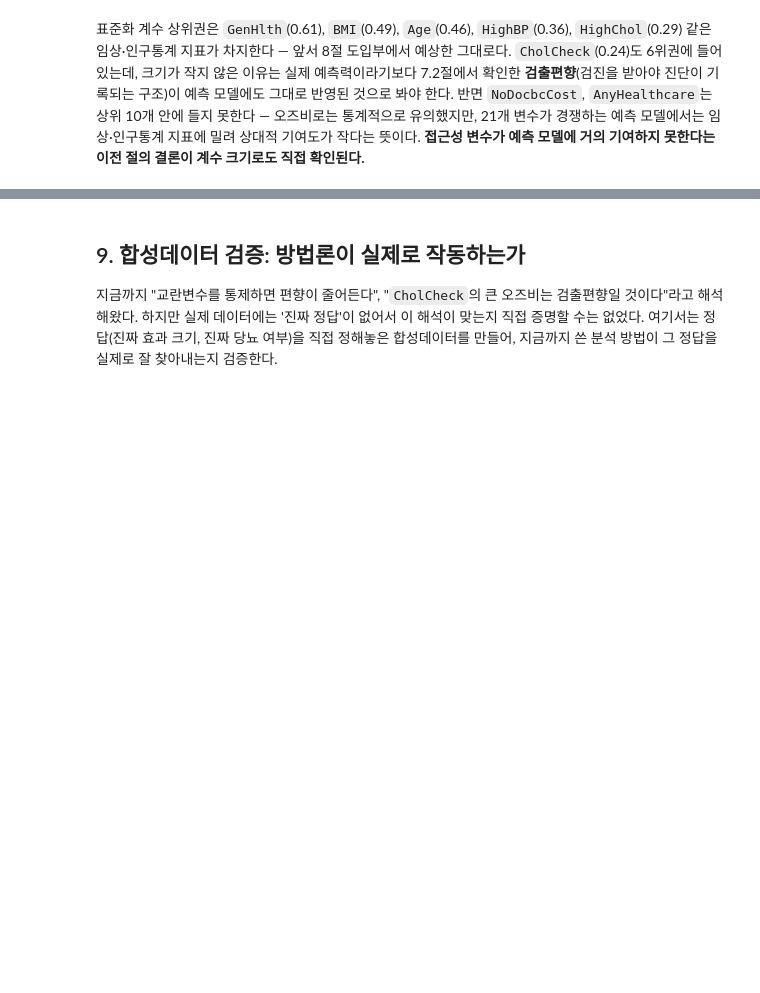
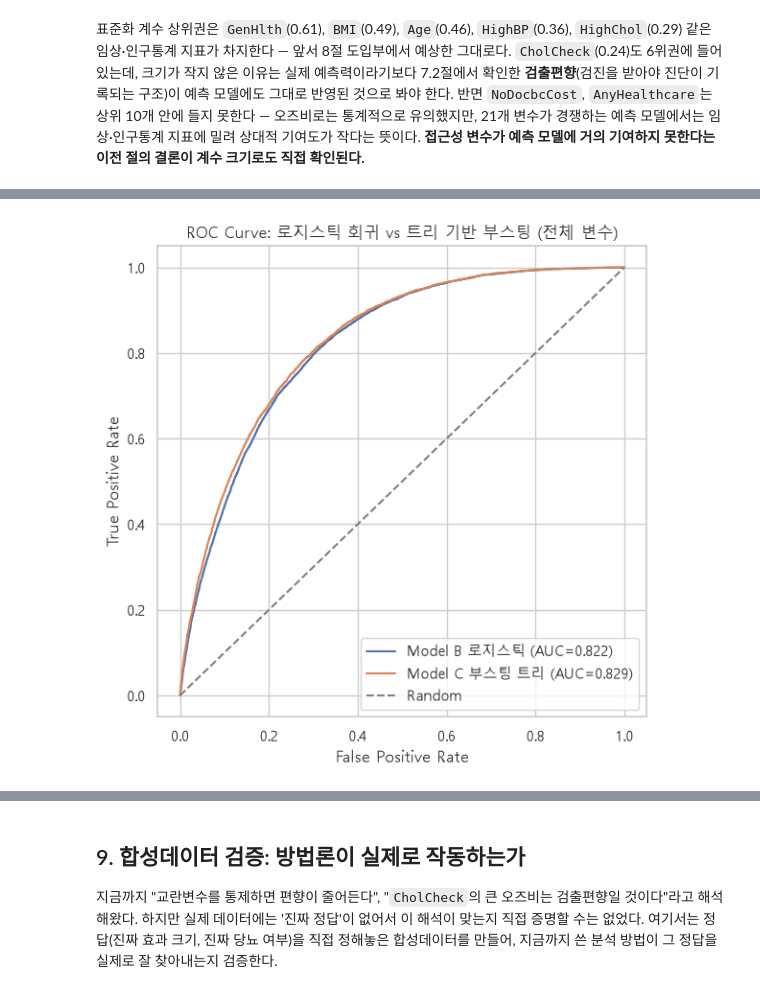
Before and after one commit to DaeHo238/1st_Project, a Jupyter notebook: notebooks/1.0-healthcare-access-analysis.ipynb, the cells around one changed output, grey strips where cells are left out. Cells and saved outputs as stored; diff of their text form; code cells hidden in the pictures; blank space fills up the shorter version.

```diff
--- a/notebooks/1.0-healthcare-access-analysis.ipynb
+++ b/notebooks/1.0-healthcare-access-analysis.ipynb
@@ -829,0 +949,15 @@ coef_df.sort_values("abs_coef", ascending=False).head(10)[["feature", "coef"]]
+# %%
+fig, ax = plt.subplots(figsize=(6, 6))
+for proba, label in [(proba_b, f"Model B 로지스틱 (AUC={auc_b:.3f})"),
+                     (proba_c, f"Model C 부스팅 트리 (AUC={auc_c:.3f})")]:
+    fpr, tpr, _ = roc_curve(y_test, proba)
+    ax.plot(fpr, tpr, label=label)
+ax.plot([0, 1], [0, 1], linestyle="--", color="gray", label="Random")
+ax.set_xlabel("False Positive Rate")
+ax.set_ylabel("True Positive Rate")
+ax.set_title("ROC Curve: 로지스틱 회귀 vs 트리 기반 부스팅 (전체 변수)")
+ax.legend()
+plt.tight_layout()
+plt.show()
+# %% [output]
+[figure, added]
```
Also changed, not shown: parts of 16 cells of this notebook, 4 other files.
